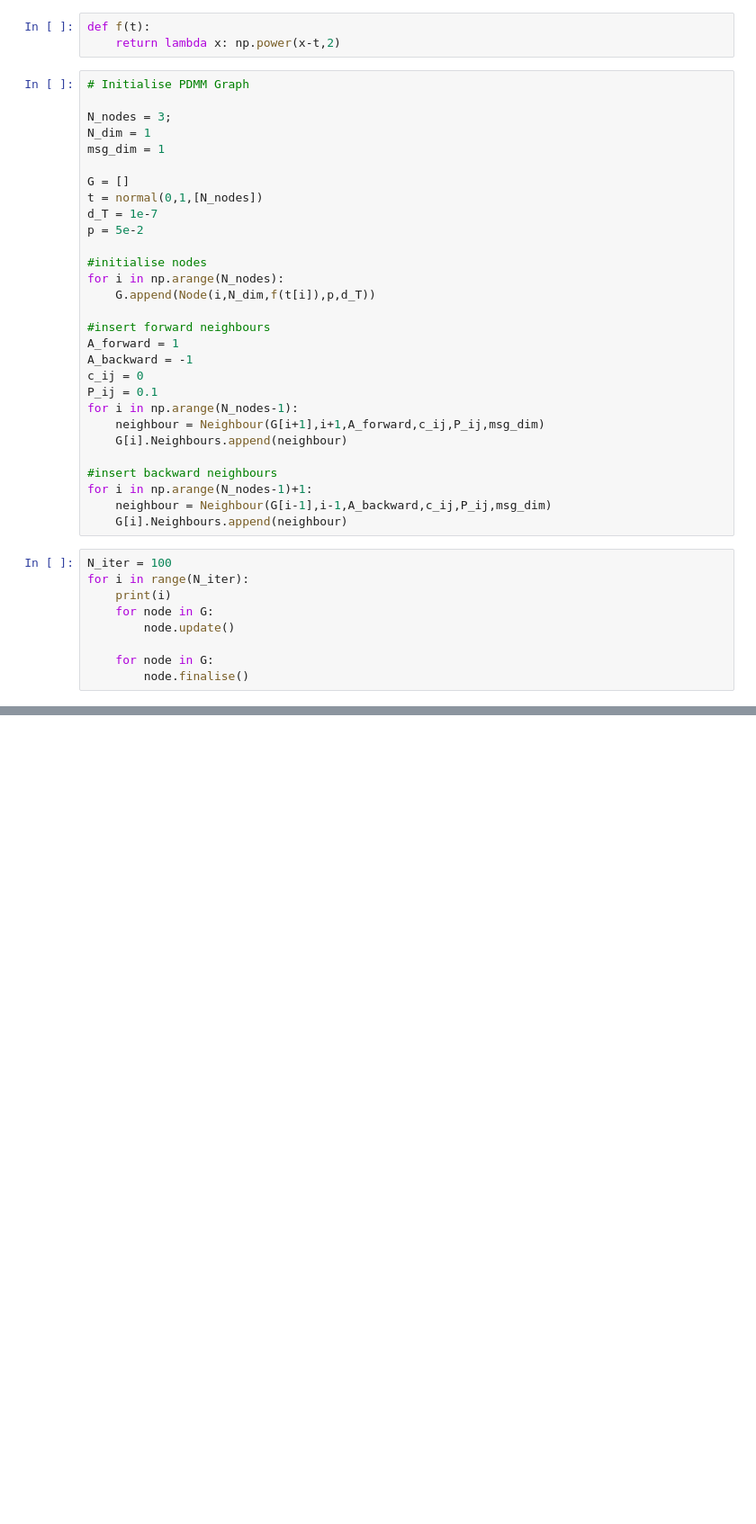
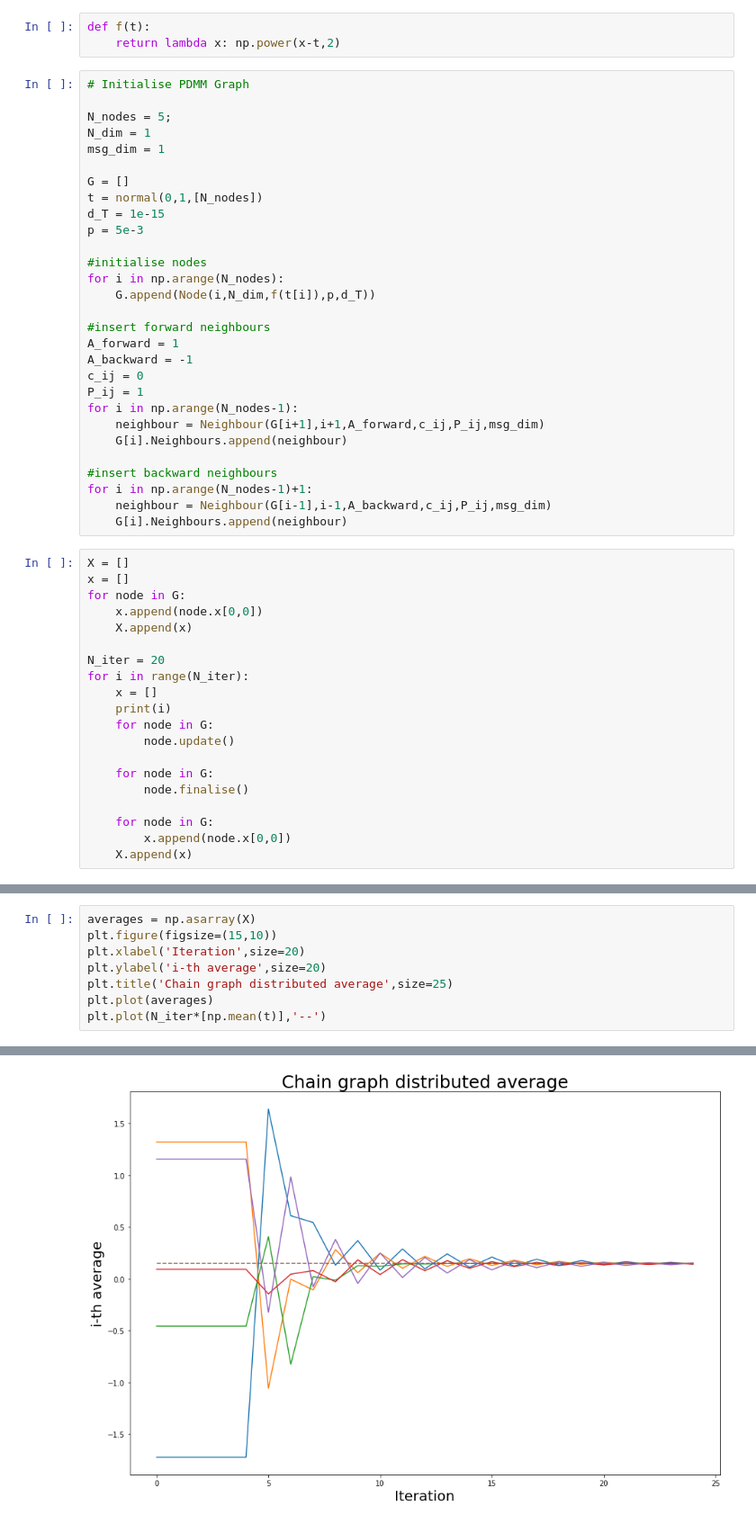
Before and after one commit to DavisCooper/pdmm-pgms, a Jupyter notebook: PDMM-Distribured_Averaging.ipynb, the cells around one changed output, grey strips where cells are left out. Shown at 90% size. Saved outputs shown, nothing was run; the diff lists cells and outputs as text; blank space fills up the shorter version.

Commit message:
Distributed averaging working correctly

```diff
--- a/PDMM-Distribured_Averaging.ipynb
+++ b/PDMM-Distribured_Averaging.ipynb
@@ -9,14 +11,14 @@ def f(t):
 # %%
 # Initialise PDMM Graph
 
-N_nodes = 3;
+N_nodes = 5;
 N_dim = 1
 msg_dim = 1
 
 G = []
 t = normal(0,1,[N_nodes])
-d_T = 1e-7
-p = 5e-2
+d_T = 1e-15
+p = 5e-3
 
 #initialise nodes
 for i in np.arange(N_nodes):
@@ -26,7 +28,7 @@ for i in np.arange(N_nodes):
 A_forward = 1
 A_backward = -1
 c_ij = 0
-P_ij = 0.1
+P_ij = 1
 for i in np.arange(N_nodes-1):
     neighbour = Neighbour(G[i+1],i+1,A_forward,c_ij,P_ij,msg_dim)
     G[i].Neighbours.append(neighbour)
@@ -36,13 +38,24 @@ for i in np.arange(N_nodes-1)+1:
     neighbour = Neighbour(G[i-1],i-1,A_backward,c_ij,P_ij,msg_dim)
     G[i].Neighbours.append(neighbour)
 # %%
-N_iter = 100
+X = []
+x = []
+for node in G:
+    x.append(node.x[0,0])
+    X.append(x)
+
+N_iter = 20
 for i in range(N_iter):
+    x = []
     print(i)
     for node in G:
         node.update()
 
     for node in G:
         node.finalise()
+
+    for node in G:
+        x.append(node.x[0,0])
+    X.append(x)
 # %% [output]
 0
@@ -64,0 +78,9 @@ for i in range(N_iter):
+# %%
+averages = np.asarray(X)
+plt.figure(figsize=(15,10))
+plt.xlabel('Iteration',size=20)
+plt.ylabel('i-th average',size=20)
+plt.title('Chain graph distributed average',size=25)
+plt.plot(averages)
+plt.plot(N_iter*[np.mean(t)],'--')
+# %% [output]
@@ -64,0 +88 @@ for i in range(N_iter):
+[figure, added]
```
Also changed, not shown: parts of 3 cells of this notebook, 1 other file.
